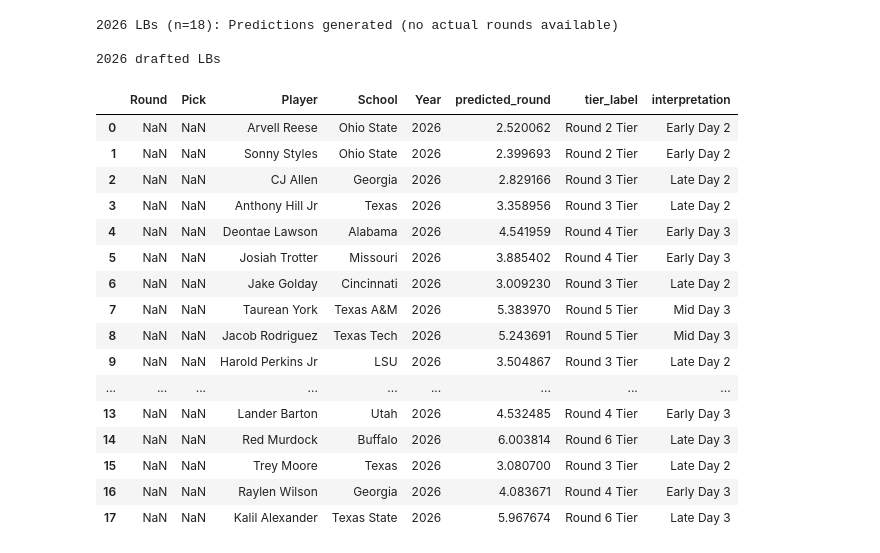
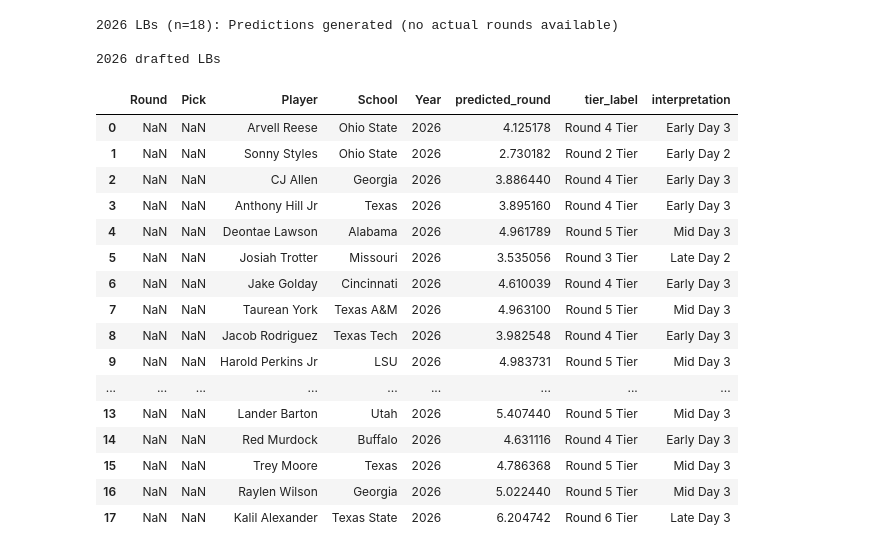
Before and after one commit to greynathan/2026_NFL_Draft, a Jupyter notebook: LB/lb_round_regression.ipynb, the cells around one changed output. Saved outputs shown, nothing was run; the diff lists cells and outputs as text; code cells hidden in the pictures.

Commit message:
linebackers complete and added better data verification

```diff
--- a/LB/lb_round_regression.ipynb
+++ b/LB/lb_round_regression.ipynb
@@ -148,7 +164,7 @@ Train samples: 249
 # %%
-def prepare_lb_df(csv_path, year):
-    """Load LB CSV and build same features (Height inches, speed_score, explosive_score, p4, contains_*)."""
-    ldf = pd.read_csv(csv_path)
+def prepare_lb_df(ldf, year):
+    """Add Height inches, speed_score, explosive_score, p4, contains_* to a LB dataframe (RAS/PFF already in CSV)."""
+    ldf = ldf.copy()
     ldf['Year'] = year
     if ldf['Height'].dtype == object or (ldf['Height'].astype(str).str.contains('-', na=False).any()):
         ldf['Height'] = ldf['Height'].apply(height_inches)
@@ -161,8 +177,6 @@ def prepare_lb_df(csv_path, year):
     )
     ldf['explosive_score'] = (ldf['Vertical'] - mean_v).fillna(0) / std_v + (ldf['Broad Jump'] - mean_b).fillna(0) / std_b
     ldf['p4_conference'] = ldf.apply(is_p4, axis=1)
-    ldf = ldf.merge(ras_lb, left_on=['Player', 'Year'], right_on=['Name', 'Year'], how='left')
-    ldf = ldf.drop(columns=['Name'], errors='ignore')
     ldf['contains_broad_jump'] = ldf['Broad Jump'].notna().astype(int)
     ldf['contains_vertical'] = ldf['Vertical'].notna().astype(int)
     ldf['contains_40yd'] = ldf['40yd'].notna().astype(int)
@@ -170,19 +184,32 @@ def prepare_lb_df(csv_path, year):
     ldf['contains_weight'] = ldf['Weight'].notna().astype(int)
     ldf['contains_speed_score'] = ldf['speed_score'].notna().astype(int)
     ldf['contains_explosive_score'] = 1
-    ldf['contains_qb_hurry_final_season'] = ldf['QB_Hurry_final_season'].notna().astype(int)
-    ldf['contains_tfl_final_season'] = ldf['TFL_final_season'].notna().astype(int)
-    ldf['contains_sacks_final_season'] = ldf['Sacks_final_season'].notna().astype(int)
-    ldf['contains_pd_final_season'] = ldf['PD_final_season'].notna().astype(int)
-    ldf['contains_solo_final_season'] = ldf['SOLO_final_season'].notna().astype(int)
-    ldf['contains_tot_final_season'] = ldf['TOT_final_season'].notna().astype(int)
     ldf['contains_ras'] = ldf['RAS'].notna().astype(int)
+    ldf['contains_arm_length_inches'] = ldf['arm_length_inches'].notna().astype(int) if 'arm_length_inches' in ldf.columns else 0
+    ldf['contains_true_pass_set_pass_rush_win_rate'] = ldf['true_pass_set_pass_rush_win_rate'].notna().astype(int) if 'true_pass_set_pass_rush_win_rate' in ldf.columns else 0
+    ldf['contains_pass_rush_win_rate'] = ldf['pass_rush_win_rate'].notna().astype(int) if 'pass_rush_win_rate' in ldf.columns else 0
+    ldf['contains_snap_counts_pass_rush'] = ldf['snap_counts_pass_rush'].notna().astype(int) if 'snap_counts_pass_rush' in ldf.columns else 0
+    ldf['contains_stop_percent'] = ldf['stop_percent'].notna().astype(int) if 'stop_percent' in ldf.columns else 0
+    ldf['contains_missed_tackle_rate'] = ldf['missed_tackle_rate'].notna().astype(int) if 'missed_tackle_rate' in ldf.columns else 0
+    ldf['contains_avg_depth_of_tackle'] = ldf['avg_depth_of_tackle'].notna().astype(int) if 'avg_depth_of_tackle' in ldf.columns else 0
+    ldf['contains_snap_counts_run'] = ldf['snap_counts_run'].notna().astype(int) if 'snap_counts_run' in ldf.columns else 0
+    ldf['contains_forced_fumbles'] = ldf['forced_fumbles'].notna().astype(int) if 'forced_fumbles' in ldf.columns else 0
+    ldf['contains_yards_per_coverage_snap'] = ldf['yards_per_coverage_snap'].notna().astype(int) if 'yards_per_coverage_snap' in ldf.columns else 0
+    ldf['contains_forced_incompletion_rate'] = ldf['forced_incompletion_rate'].notna().astype(int) if 'forced_incompletion_rate' in ldf.columns else 0
+    ldf['contains_snap_counts_coverage'] = ldf['snap_counts_coverage'].notna().astype(int) if 'snap_counts_coverage' in ldf.columns else 0
+    ldf['contains_coverage_percent'] = ldf['coverage_percent'].notna().astype(int) if 'coverage_percent' in ldf.columns else 0
+    ldf['contains_interceptions'] = ldf['interceptions'].notna().astype(int) if 'interceptions' in ldf.columns else 0
+    ldf['contains_pass_break_ups'] = ldf['pass_break_ups'].notna().astype(int) if 'pass_break_ups' in ldf.columns else 0
+    ldf['contains_coverage_snaps_per_target'] = ldf['coverage_snaps_per_target'].notna().astype(int) if 'coverage_snaps_per_target' in ldf.columns else 0
+    ldf['contains_INT_rate'] = ldf['INT_rate'].notna().astype(int) if 'INT_rate' in ldf.columns else 0
+    ldf['contains_PBU_rate'] = ldf['PBU_rate'].notna().astype(int) if 'PBU_rate' in ldf.columns else 0
     ldf['contains_p4_conference'] = ldf['School'].notna().astype(int)
     return ldf
 
-# 2024 and 2025 (drafted only; actual round 1–7)
-lb_2024 = prepare_lb_df('lb_drafted_2024.csv', 2024)
-lb_2025 = prepare_lb_df('lb_drafted_2025.csv', 2025)
+# 2024 and 2025 from lb_testing.csv (PFF/RAS already merged in data_cleaning)
+lb_testing = pd.read_csv('../data/processed/lb_testing.csv')
+lb_2024 = prepare_lb_df(lb_testing[lb_testing['Year'] == 2024], 2024)
+lb_2025 = prepare_lb_df(lb_testing[lb_testing['Year'] == 2025], 2025)
 
 X_24_raw = lb_2024[FEATURES_WITH_COLLEGE_ALL].copy()
 X_25_raw = lb_2025[FEATURES_WITH_COLLEGE_ALL].copy()
@@ -279,52 +306,52 @@ display(lb_2025_display)
 # %%
-# 2026 evaluation
-lb_2026 = prepare_lb_df('lb_drafted_2026.csv', 2026)
+# 2026 evaluation (lb_drafted_2026.csv has PFF/RAS from data_cleaning)
+lb_2026 = prepare_lb_df(pd.read_csv('lb_drafted_2026.csv'), 2026)
 
 X_26_raw = lb_2026[FEATURES_WITH_COLLEGE_ALL].copy()
 X_26 = imputer.transform(X_26_raw)
 X_26_scaled = scaler.transform(X_26)
 
 pred_26 = np.clip(ridge.predict(X_26_scaled), 1, 8)
 
 # Check if Round column exists and has valid values for evaluation
 if 'Round' in lb_2026.columns and lb_2026['Round'].notna().any():
     actual_26 = lb_2026['Round'].astype(int).values
     print('2026 LBs:')
     eval_metrics(actual_26, pred_26, '2026')
 else:
     print(f'2026 LBs (n={len(pred_26)}): Predictions generated (no actual rounds available)')
 
 # Display 2026 predictions
 lb_2026_display = lb_2026[['Round', 'Pick', 'Player', 'School', 'Year']].copy()
 lb_2026_display['predicted_round'] = pred_26
 lb_2026_display['tier_label'] = [pred_round_to_tier(x)[0] for x in pred_26]
 lb_2026_display['interpretation'] = [pred_round_to_tier(x)[1] for x in pred_26]
 if 'Round' in lb_2026_display.columns and lb_2026_display['Round'].notna().any():
     lb_2026_display['Round'] = lb_2026_display['Round'].astype(int)
 
 print('\n2026 drafted LBs')
 display(lb_2026_display)
 # %% [output]
 2026 LBs (n=18): Predictions generated (no actual rounds available)
 
 2026 drafted LBs
 |  | Round | Pick | Player | School | Year | predicted_round | tier_label | interpretation |
-| 0 | NaN | NaN | Arvell Reese | Ohio State | 2026 | 2.520062 | Round 2 Tier | Early Day 2 |
-| 1 | NaN | NaN | Sonny Styles | Ohio State | 2026 | 2.399693 | Round 2 Tier | Early Day 2 |
-| 2 | NaN | NaN | CJ Allen | Georgia | 2026 | 2.829166 | Round 3 Tier | Late Day 2 |
-| 3 | NaN | NaN | Anthony Hill Jr | Texas | 2026 | 3.358956 | Round 3 Tier | Late Day 2 |
-| 4 | NaN | NaN | Deontae Lawson | Alabama | 2026 | 4.541959 | Round 4 Tier | Early Day 3 |
-| 5 | NaN | NaN | Josiah Trotter | Missouri | 2026 | 3.885402 | Round 4 Tier | Early Day 3 |
-| 6 | NaN | NaN | Jake Golday | Cincinnati | 2026 | 3.009230 | Round 3 Tier | Late Day 2 |
-| 7 | NaN | NaN | Taurean York | Texas A&M | 2026 | 5.383970 | Round 5 Tier | Mid Day 3 |
-| 8 | NaN | NaN | Jacob Rodriguez | Texas Tech | 2026 | 5.243691 | Round 5 Tier | Mid Day 3 |
-| 9 | NaN | NaN | Harold Perkins Jr | LSU | 2026 | 3.504867 | Round 3 Tier | Late Day 2 |
+| 0 | NaN | NaN | Arvell Reese | Ohio State | 2026 | 4.125178 | Round 4 Tier | Early Day 3 |
+| 1 | NaN | NaN | Sonny Styles | Ohio State | 2026 | 2.730182 | Round 2 Tier | Early Day 2 |
+| 2 | NaN | NaN | CJ Allen | Georgia | 2026 | 3.886440 | Round 4 Tier | Early Day 3 |
+| 3 | NaN | NaN | Anthony Hill Jr | Texas | 2026 | 3.895160 | Round 4 Tier | Early Day 3 |
+| 4 | NaN | NaN | Deontae Lawson | Alabama | 2026 | 4.961789 | Round 5 Tier | Mid Day 3 |
+| 5 | NaN | NaN | Josiah Trotter | Missouri | 2026 | 3.535056 | Round 3 Tier | Late Day 2 |
+| 6 | NaN | NaN | Jake Golday | Cincinnati | 2026 | 4.610039 | Round 4 Tier | Early Day 3 |
+| 7 | NaN | NaN | Taurean York | Texas A&M | 2026 | 4.963100 | Round 5 Tier | Mid Day 3 |
+| 8 | NaN | NaN | Jacob Rodriguez | Texas Tech | 2026 | 3.982548 | Round 4 Tier | Early Day 3 |
+| 9 | NaN | NaN | Harold Perkins Jr | LSU | 2026 | 4.983731 | Round 5 Tier | Mid Day 3 |
 | ... | ... | ... | ... | ... | ... | ... | ... | ... |
-| 13 | NaN | NaN | Lander Barton | Utah | 2026 | 4.532485 | Round 4 Tier | Early Day 3 |
-| 14 | NaN | NaN | Red Murdock | Buffalo | 2026 | 6.003814 | Round 6 Tier | Late Day 3 |
-| 15 | NaN | NaN | Trey Moore | Texas | 2026 | 3.080700 | Round 3 Tier | Late Day 2 |
-| 16 | NaN | NaN | Raylen Wilson | Georgia | 2026 | 4.083671 | Round 4 Tier | Early Day 3 |
-| 17 | NaN | NaN | Kalil Alexander | Texas State | 2026 | 5.967674 | Round 6 Tier | Late Day 3 |
+| 13 | NaN | NaN | Lander Barton | Utah | 2026 | 5.407440 | Round 5 Tier | Mid Day 3 |
+| 14 | NaN | NaN | Red Murdock | Buffalo | 2026 | 4.631116 | Round 4 Tier | Early Day 3 |
+| 15 | NaN | NaN | Trey Moore | Texas | 2026 | 4.786368 | Round 5 Tier | Mid Day 3 |
+| 16 | NaN | NaN | Raylen Wilson | Georgia | 2026 | 5.022440 | Round 5 Tier | Mid Day 3 |
+| 17 | NaN | NaN | Kalil Alexander | Texas State | 2026 | 6.204742 | Round 6 Tier | Late Day 3 |
 # %%
 # Model results on entire training set (2017–2023), ordered by predicted_round
 train_display = df[['Round', 'Pick', 'Player', 'School', 'Year']].copy()
```
Also changed, not shown: parts of 10 cells of this notebook, 15 other files.
